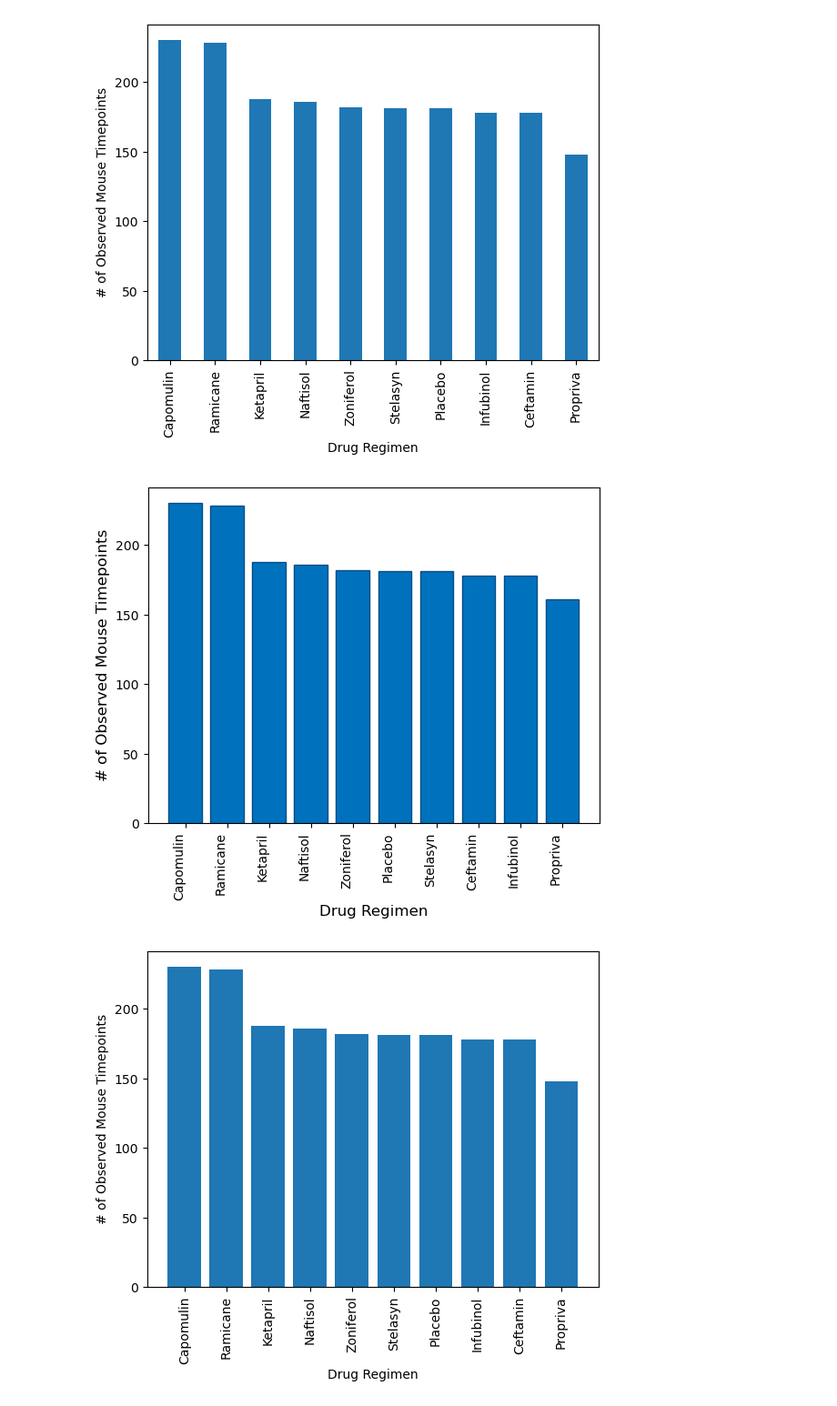
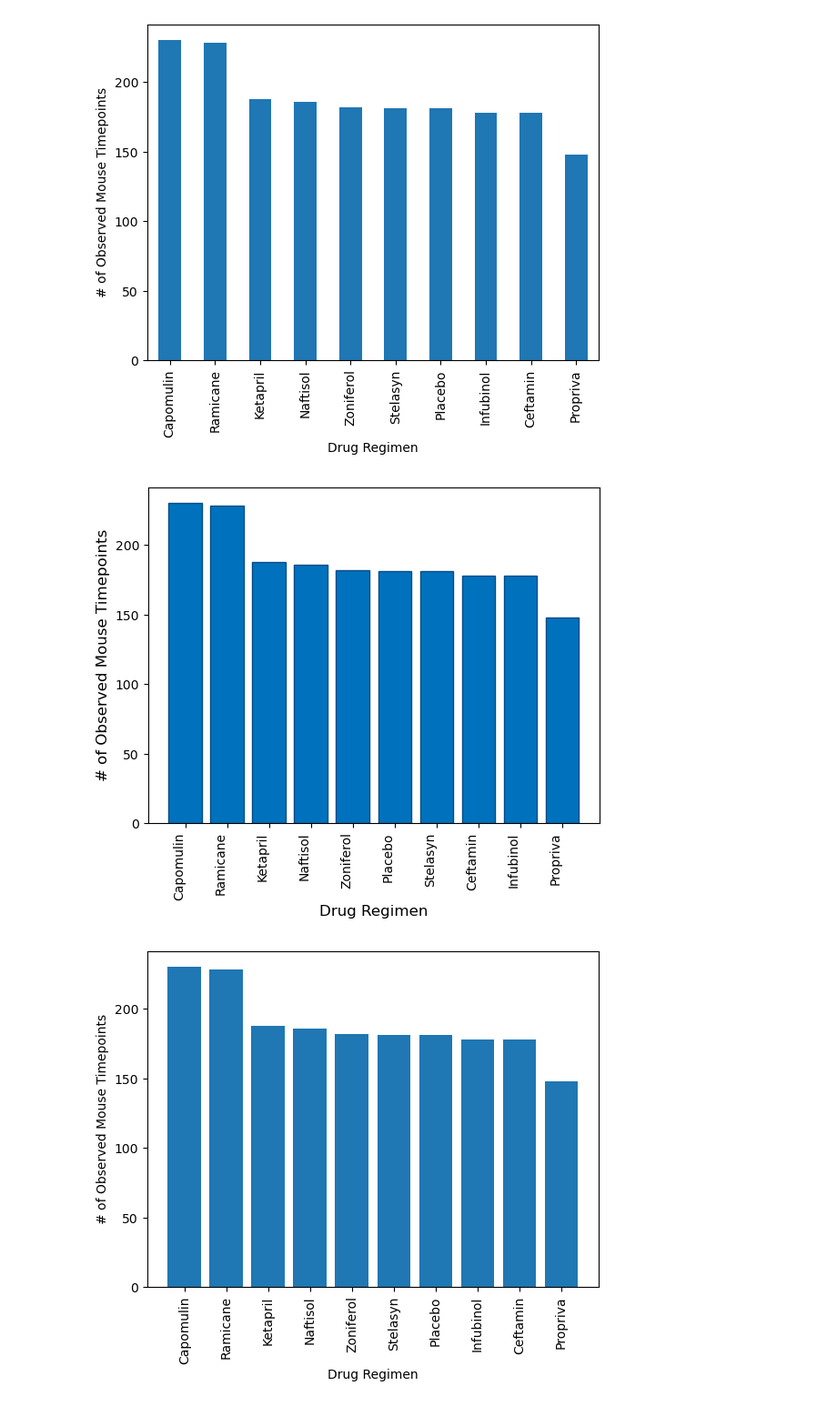
Before and after one commit to LUISG47/challengue-5, a Jupyter notebook: Pymaceuticals/pymaceuticals_starter.ipynb, the cells around one changed output. Shown at 91% size. Cells and saved outputs as stored; diff of their text form; code cells hidden in the pictures.

```diff
--- a/Pymaceuticals/pymaceuticals_starter.ipynb
+++ b/Pymaceuticals/pymaceuticals_starter.ipynb
@@ -436,26 +435,19 @@ plt.show()
 [figure]
 # %%
 
-per_regimen_r = combined_df.groupby('Drug Regimen').size()
-
+per_regimen_r = new_clean_df.groupby('Drug Regimen').size()
 per_regimen_df = per_regimen_r.reset_index(name='Total Rows')
 per_regimen_df = per_regimen_df.sort_values(by='Total Rows', ascending=False)
 
 # Create a bar plot of total rows for each drug regimen
-plt.figure()  # Set the figure size
+plt.figure()
 plt.bar(per_regimen_df['Drug Regimen'], per_regimen_df['Total Rows'], color="#0072BD", edgecolor="#004B87")
-
-
 plt.xlabel('Drug Regimen', fontsize=12)
 plt.ylabel('# of Observed Mouse Timepoints', fontsize=12)
-
 plt.xticks(rotation=90, ha='right')
-
-
-# Display the plot
 plt.show()
 # %% [output]
-[figure, old version]
+[figure, new version]
 # %%
 # Generate a bar plot showing the total number of rows (Mouse ID/Timepoints) for each drug regimen using pyplot.
 # %% [output]
```
Also changed, not shown: parts of 9 cells of this notebook.
